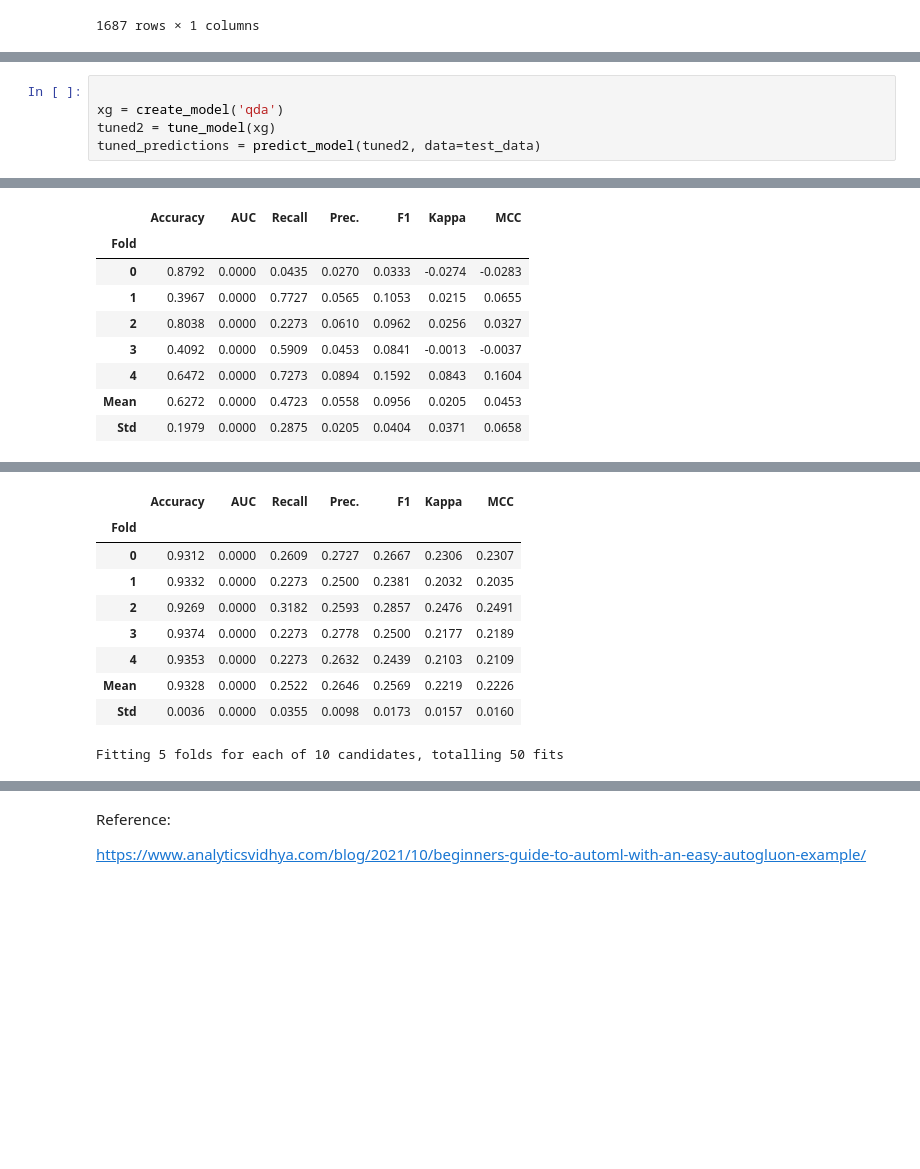
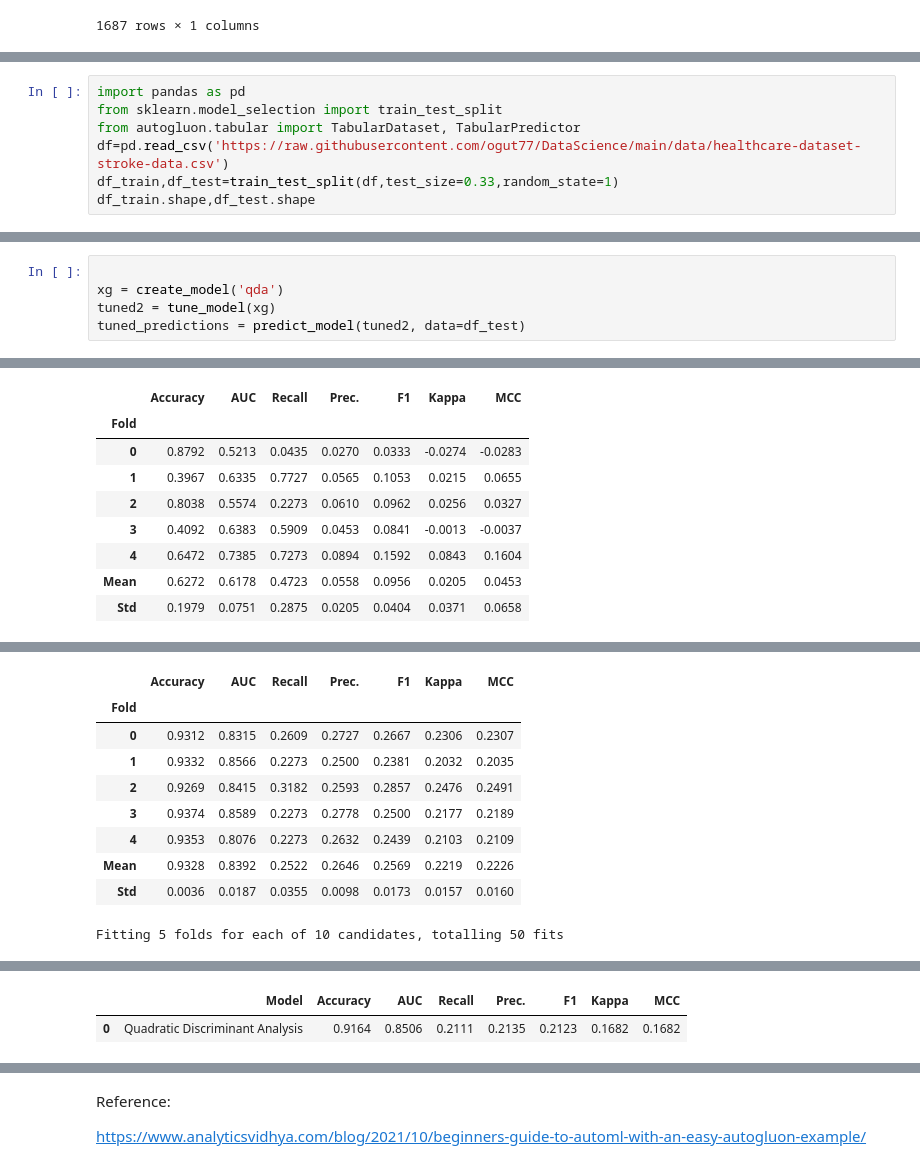
Before and after one commit to ogut77/DataScience, a Jupyter notebook: AutoGluon.ipynb, the cells around one changed output, grey strips where cells are left out. Cells and saved outputs as stored; diff of their text form; blank space fills up the shorter version.

```diff
--- a/AutoGluon.ipynb
+++ b/AutoGluon.ipynb
@@ -206,0 +229,7 @@ predictor.evaluate(df_test)
+# %%
+import pandas as pd
+from sklearn.model_selection import train_test_split
+from autogluon.tabular import TabularDataset, TabularPredictor
+df=pd.read_csv('https://raw.githubusercontent.com/ogut77/DataScience/main/data/healthcare-dataset-stroke-data.csv')
+df_train,df_test=train_test_split(df,test_size=0.33,random_state=1)
+df_train.shape,df_test.shape
@@ -249,29 +280,29 @@ best_model = compare_models()
 # %%
 
 xg = create_model('qda')
 tuned2 = tune_model(xg)
-tuned_predictions = predict_model(tuned2, data=test_data)
+tuned_predictions = predict_model(tuned2, data=df_test)
 # %% [output]
 [interactive output not drawn]
 |  | Accuracy | AUC | Recall | Prec. | F1 | Kappa | MCC |
 | Fold |  |  |  |  |  |  |  |
-| 0 | 0.8792 | 0.0000 | 0.0435 | 0.0270 | 0.0333 | -0.0274 | -0.0283 |
-| 1 | 0.3967 | 0.0000 | 0.7727 | 0.0565 | 0.1053 | 0.0215 | 0.0655 |
-| 2 | 0.8038 | 0.0000 | 0.2273 | 0.0610 | 0.0962 | 0.0256 | 0.0327 |
-| 3 | 0.4092 | 0.0000 | 0.5909 | 0.0453 | 0.0841 | -0.0013 | -0.0037 |
-| 4 | 0.6472 | 0.0000 | 0.7273 | 0.0894 | 0.1592 | 0.0843 | 0.1604 |
-| Mean | 0.6272 | 0.0000 | 0.4723 | 0.0558 | 0.0956 | 0.0205 | 0.0453 |
-| Std | 0.1979 | 0.0000 | 0.2875 | 0.0205 | 0.0404 | 0.0371 | 0.0658 |
+| 0 | 0.8792 | 0.5213 | 0.0435 | 0.0270 | 0.0333 | -0.0274 | -0.0283 |
+| 1 | 0.3967 | 0.6335 | 0.7727 | 0.0565 | 0.1053 | 0.0215 | 0.0655 |
+| 2 | 0.8038 | 0.5574 | 0.2273 | 0.0610 | 0.0962 | 0.0256 | 0.0327 |
+| 3 | 0.4092 | 0.6383 | 0.5909 | 0.0453 | 0.0841 | -0.0013 | -0.0037 |
+| 4 | 0.6472 | 0.7385 | 0.7273 | 0.0894 | 0.1592 | 0.0843 | 0.1604 |
+| Mean | 0.6272 | 0.6178 | 0.4723 | 0.0558 | 0.0956 | 0.0205 | 0.0453 |
+| Std | 0.1979 | 0.0751 | 0.2875 | 0.0205 | 0.0404 | 0.0371 | 0.0658 |
 [interactive output not drawn]
 [interactive output not drawn]
 |  | Accuracy | AUC | Recall | Prec. | F1 | Kappa | MCC |
 | Fold |  |  |  |  |  |  |  |
-| 0 | 0.9312 | 0.0000 | 0.2609 | 0.2727 | 0.2667 | 0.2306 | 0.2307 |
-| 1 | 0.9332 | 0.0000 | 0.2273 | 0.2500 | 0.2381 | 0.2032 | 0.2035 |
-| 2 | 0.9269 | 0.0000 | 0.3182 | 0.2593 | 0.2857 | 0.2476 | 0.2491 |
-| 3 | 0.9374 | 0.0000 | 0.2273 | 0.2778 | 0.2500 | 0.2177 | 0.2189 |
-| 4 | 0.9353 | 0.0000 | 0.2273 | 0.2632 | 0.2439 | 0.2103 | 0.2109 |
-| Mean | 0.9328 | 0.0000 | 0.2522 | 0.2646 | 0.2569 | 0.2219 | 0.2226 |
-| Std | 0.0036 | 0.0000 | 0.0355 | 0.0098 | 0.0173 | 0.0157 | 0.0160 |
+| 0 | 0.9312 | 0.8315 | 0.2609 | 0.2727 | 0.2667 | 0.2306 | 0.2307 |
+| 1 | 0.9332 | 0.8566 | 0.2273 | 0.2500 | 0.2381 | 0.2032 | 0.2035 |
+| 2 | 0.9269 | 0.8415 | 0.3182 | 0.2593 | 0.2857 | 0.2476 | 0.2491 |
+| 3 | 0.9374 | 0.8589 | 0.2273 | 0.2778 | 0.2500 | 0.2177 | 0.2189 |
+| 4 | 0.9353 | 0.8076 | 0.2273 | 0.2632 | 0.2439 | 0.2103 | 0.2109 |
+| Mean | 0.9328 | 0.8392 | 0.2522 | 0.2646 | 0.2569 | 0.2219 | 0.2226 |
+| Std | 0.0036 | 0.0187 | 0.0355 | 0.0098 | 0.0173 | 0.0157 | 0.0160 |
 Fitting 5 folds for each of 10 candidates, totalling 50 fits
 [interactive output not drawn]
@@ -278,0 +309,2 @@ Fitting 5 folds for each of 10 candidates, totalling 50 fits
+|  | Model | Accuracy | AUC | Recall | Prec. | F1 | Kappa | MCC |
+| 0 | Quadratic Discriminant Analysis | 0.9164 | 0.8506 | 0.2111 | 0.2135 | 0.2123 | 0.1682 | 0.1682 |
```
Also changed, not shown: parts of 16 cells of this notebook.
